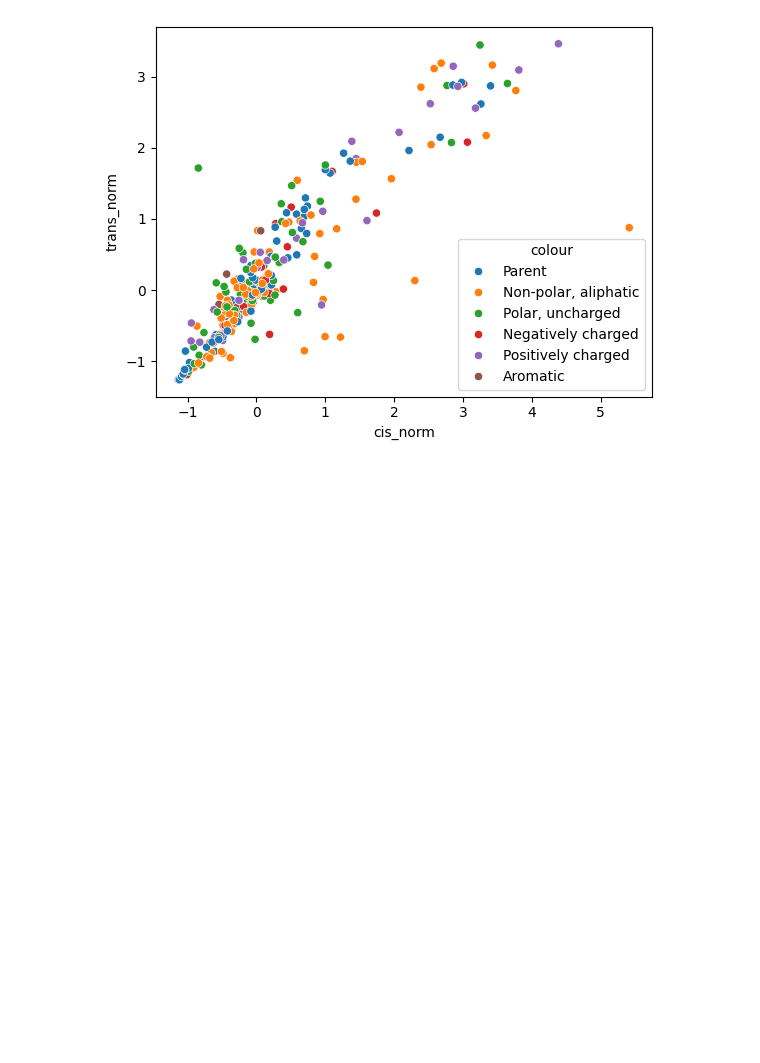
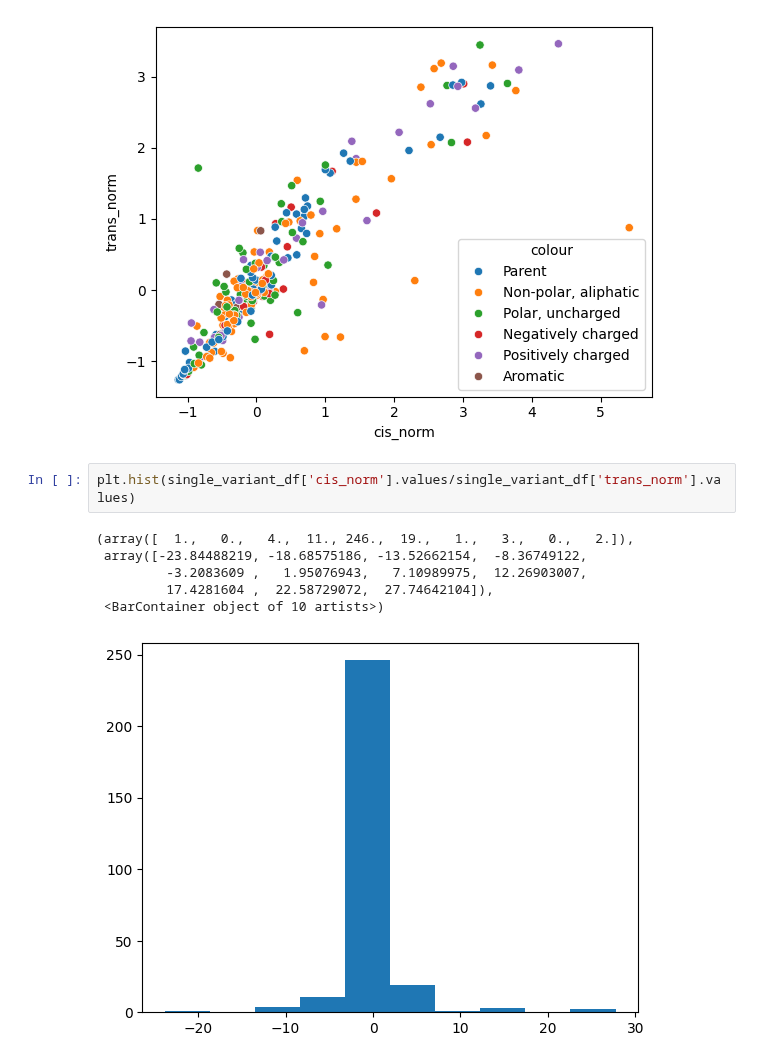
Before and after one commit to fhalab/LevSeq, a Jupyter notebook: manucript/notebooks/Ape AGW/Summary Stats.ipynb, the cells around one changed output. Drawn from its saved outputs; the diff is of its cells as text; blank space fills up the shorter version.

```diff
--- a/manucript/notebooks/Ape AGW/Summary Stats.ipynb
+++ b/manucript/notebooks/Ape AGW/Summary Stats.ipynb
@@ -346,3 +346,12 @@ sns.scatterplot(single_variant_df, x='cis_norm', y='trans_norm', hue='colour')
 # %% [output]
 <Axes: xlabel='cis_norm', ylabel='trans_norm'>
 [figure]
+# %%
+plt.hist(single_variant_df['cis_norm'].values/single_variant_df['trans_norm'].values)
+# %% [output]
+(array([  1.,   0.,   4.,  11., 246.,  19.,   1.,   3.,   0.,   2.]),
+ array([-23.84488219, -18.68575186, -13.52662154,  -8.36749122,
+         -3.2083609 ,   1.95076943,   7.10989975,  12.26903007,
+         17.4281604 ,  22.58729072,  27.74642104]),
+ <BarContainer object of 10 artists>)
+[figure, added]
```
Also changed, not shown: parts of 11 cells of this notebook, 1 other file.
